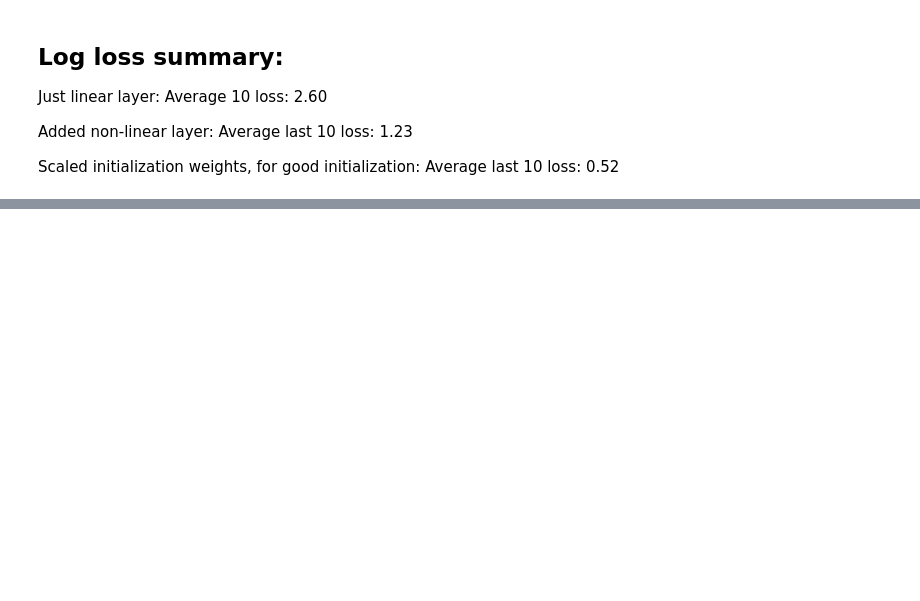
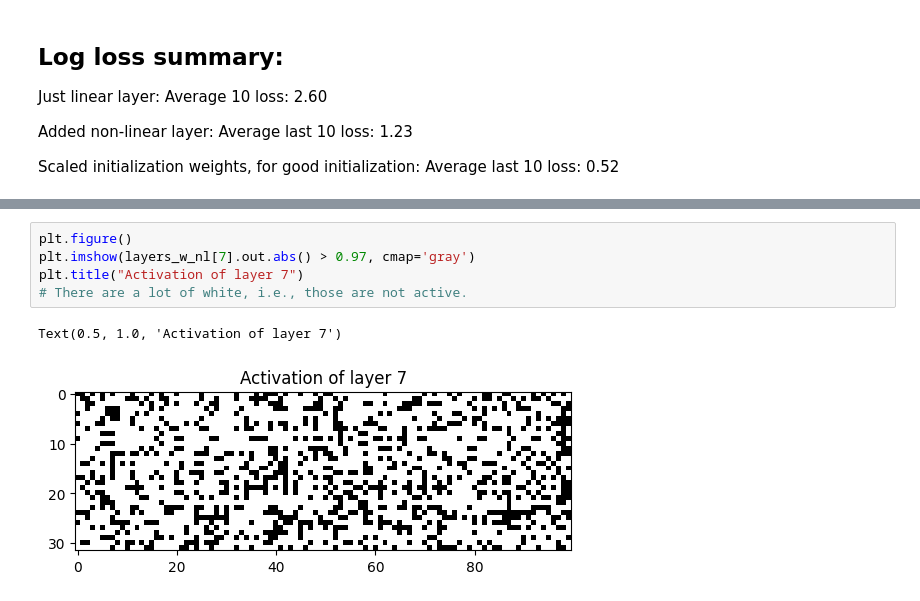
Before and after one commit to aabs7/Robot-Learning, a Jupyter notebook: llm/trigram.ipynb, the cells around one changed output, grey strips where cells are left out. Drawn from its saved outputs; the diff is of its cells as text; blank space fills up the shorter version.

```diff
--- a/llm/trigram.ipynb
+++ b/llm/trigram.ipynb
@@ -561,0 +558,8 @@ vemckjmaaasspmrrsntedpgtqtkdpmlkylcmluvfssbctanknceflmdkejkaclahaeymjeaeirdmehgg
+# %%
+plt.figure()
+plt.imshow(layers_w_nl[7].out.abs() > 0.97, cmap='gray')
+plt.title("Activation of layer 7")
+# There are a lot of white, i.e., those are not active.
+# %% [output]
+Text(0.5, 1.0, 'Activation of layer 7')
+[figure, added]
```
Also changed, not shown: parts of 14 cells of this notebook.
